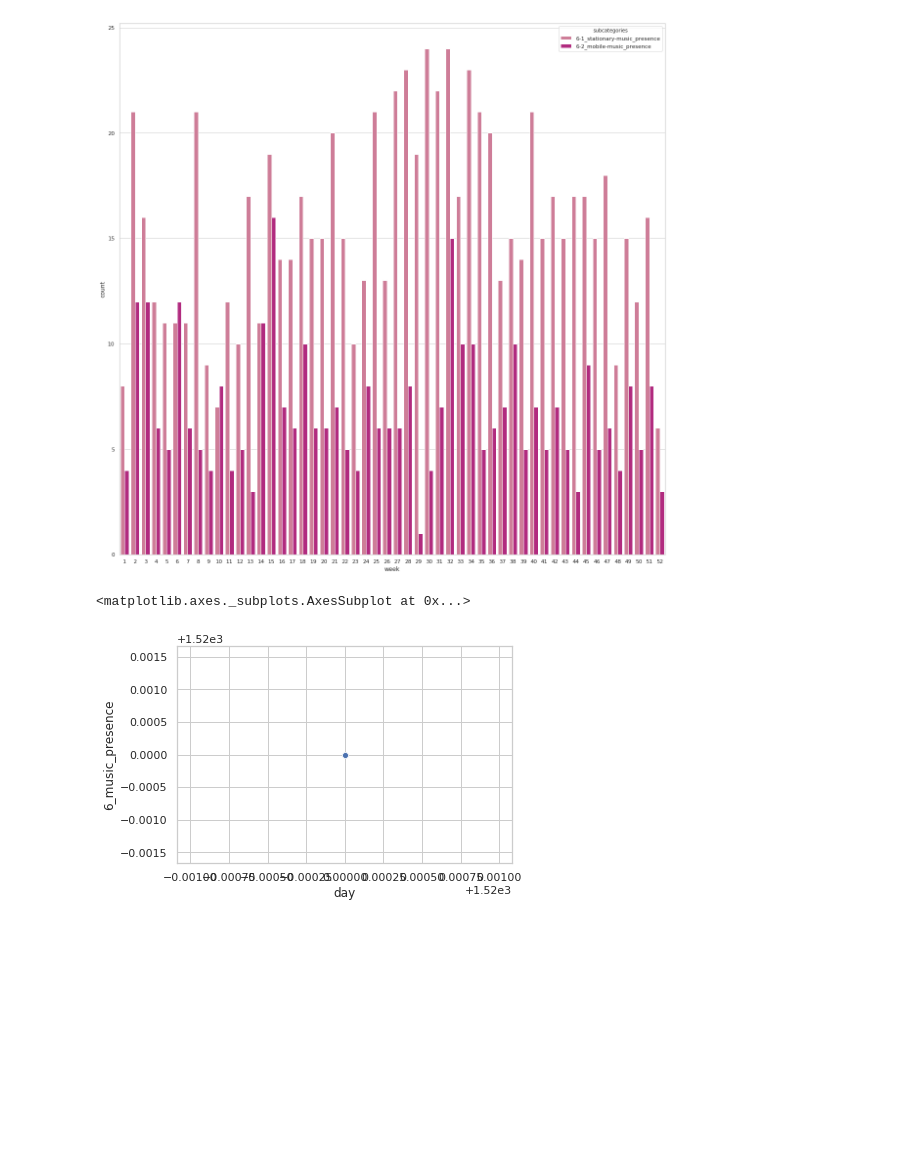
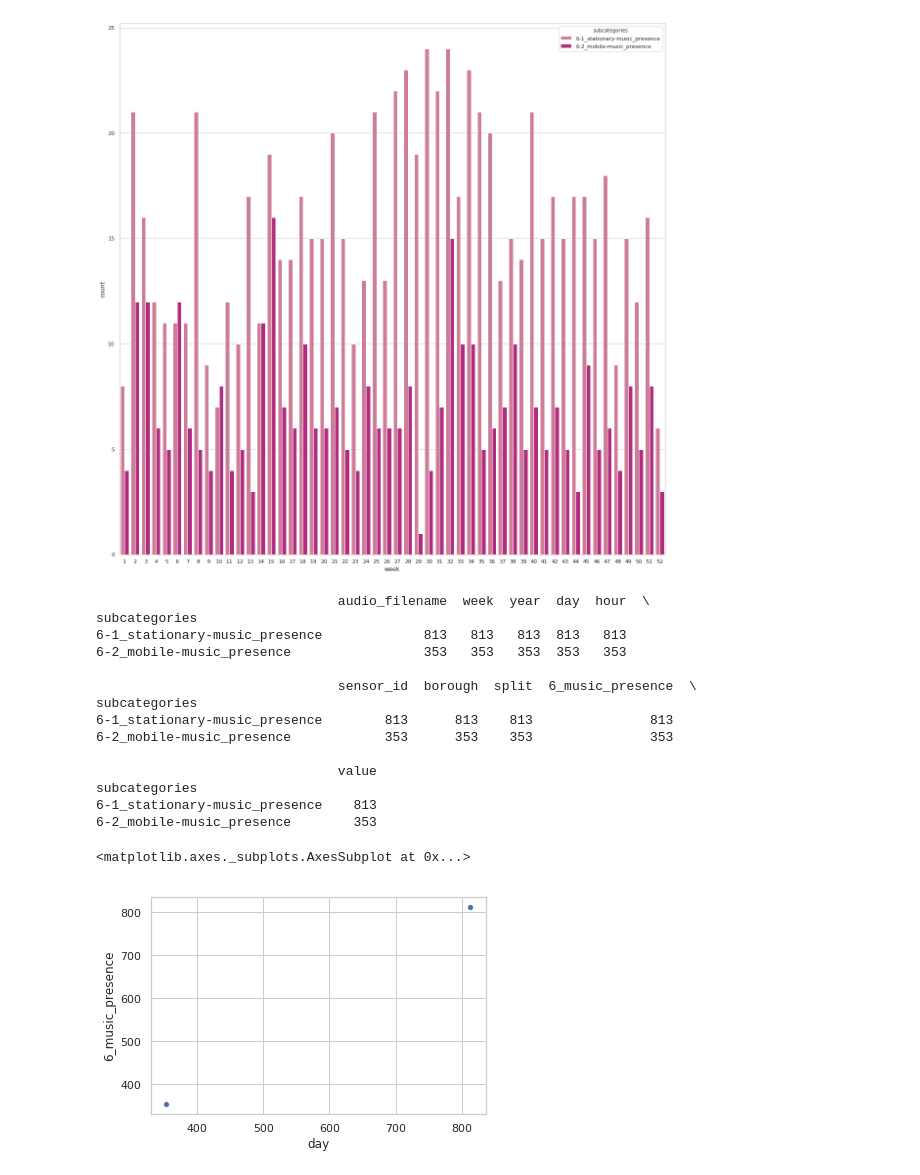
Before and after one commit to daniellehzhao/Music_Sonyc, a Jupyter notebook: music_examples.ipynb, the cells around one changed output. Cells and saved outputs as stored; diff of their text form; code cells hidden in the pictures; blank space fills up the shorter version.

Commit message:
More visualizations with subcategories

```diff
--- a/music_examples.ipynb
+++ b/music_examples.ipynb
@@ -360,8 +375,23 @@ sns.countplot(x='week', hue='subcategories', palette=palette, data=musicdf4)
 <matplotlib.axes._subplots.AxesSubplot at 0x...>
 [figure]
 # %%
-scatter = musicdf3.groupby('subcategories').count()
+scatter = musicdf4.groupby('subcategories').count()
+print(scatter)
 sns.scatterplot(x='day',y='6_music_presence', data=scatter)
 # %% [output]
-<matplotlib.axes._subplots.AxesSubplot at 0x...>
+                               audio_filename  week  year  day  hour  \
+subcategories
+6-1_stationary-music_presence             813   813   813  813   813
+6-2_mobile-music_presence                 353   353   353  353   353
+
+                               sensor_id  borough  split  6_music_presence  \
+subcategories
+6-1_stationary-music_presence        813      813    813               813
+6-2_mobile-music_presence            353      353    353               353
+
+                               value
+subcategories
+6-1_stationary-music_presence    813
+6-2_mobile-music_presence        353
+<matplotlib.axes._subplots.AxesSubplot at 0x...>
-[figure, old version]
+[figure, new version]
```
Also changed, not shown: parts of 1 cell of this notebook.
